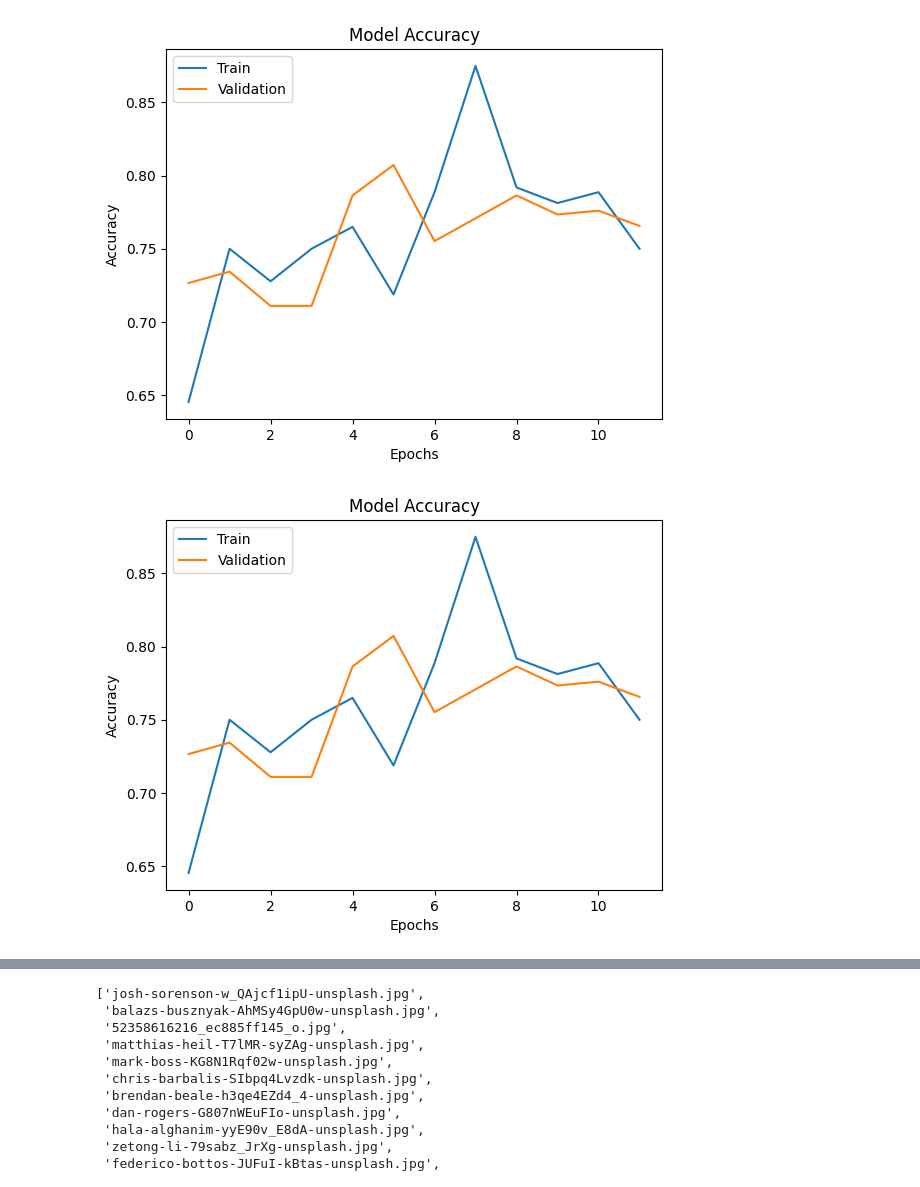
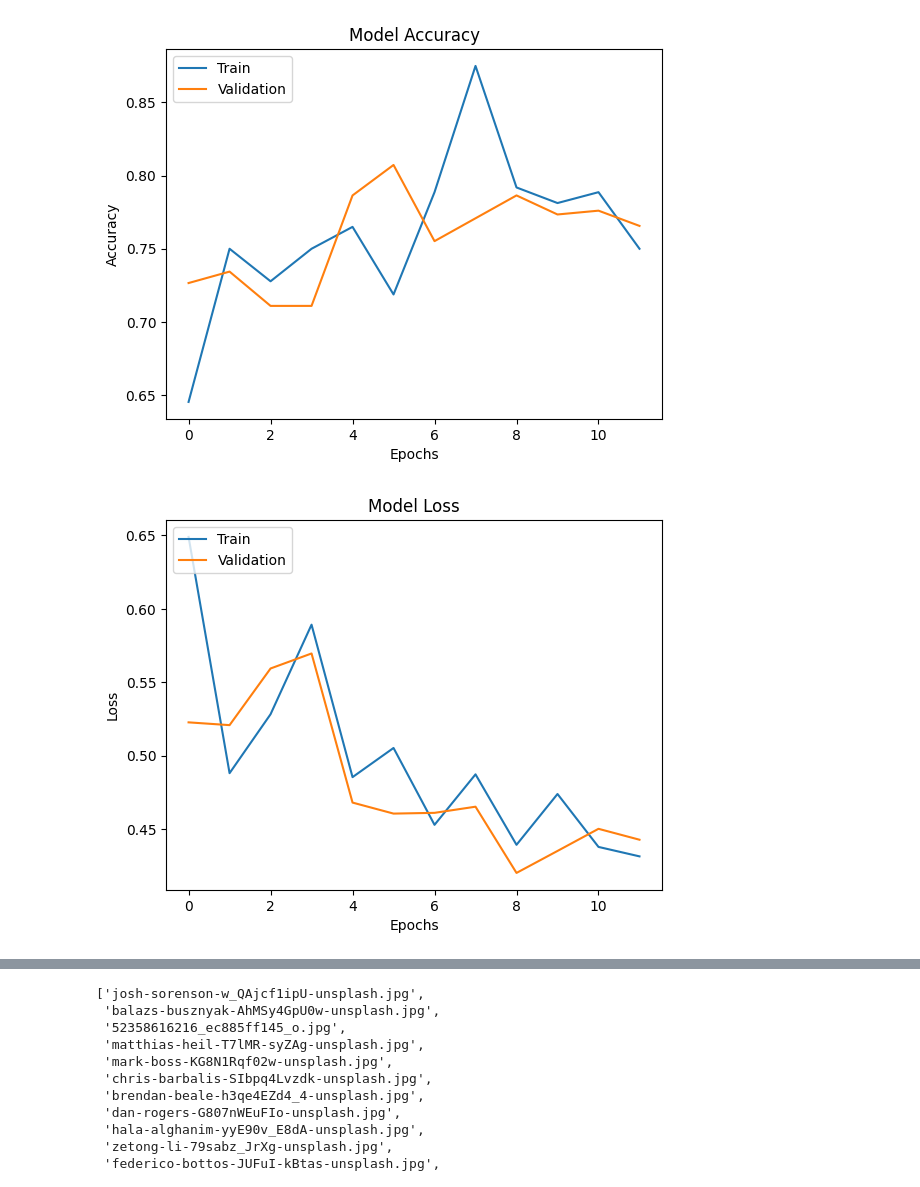
Before and after one commit to hithyshgowdac/forest-fire-detection, a Jupyter notebook: Forest_Fire_Detection.ipynb, the cells around one changed output, grey strips where cells are left out. Cells and saved outputs as stored; diff of their text form; code cells hidden in the pictures.

```diff
--- a/Forest_Fire_Detection.ipynb
+++ b/Forest_Fire_Detection.ipynb
@@ -203,16 +203,16 @@ plt.show()
 # %% [output]
 [figure]
 # %%
-# Evaluate the model - plotting training and validation acc
-plt.plot(history.history['accuracy'])
-plt.plot(history.history['val_accuracy'])
-plt.title('Model Accuracy')
-plt.ylabel('Accuracy')
+# Evaluate the model - plotting training and validation loss
+plt.plot(history.history['loss'])
+plt.plot(history.history['val_loss'])
+plt.title('Model Loss')
+plt.ylabel('Loss')
 plt.xlabel('Epochs')
 plt.legend(['Train', 'Validation'], loc='upper left')
 plt.show()
 # %% [output]
-[figure, old version]
+[figure, new version]
 # %%
 # Evaluate the model using test data
 test_loss, test_acc = model.evaluate(test_generator, steps=test_generator.samples // batch_size)
```
Also changed, not shown: parts of 3 cells of this notebook.
